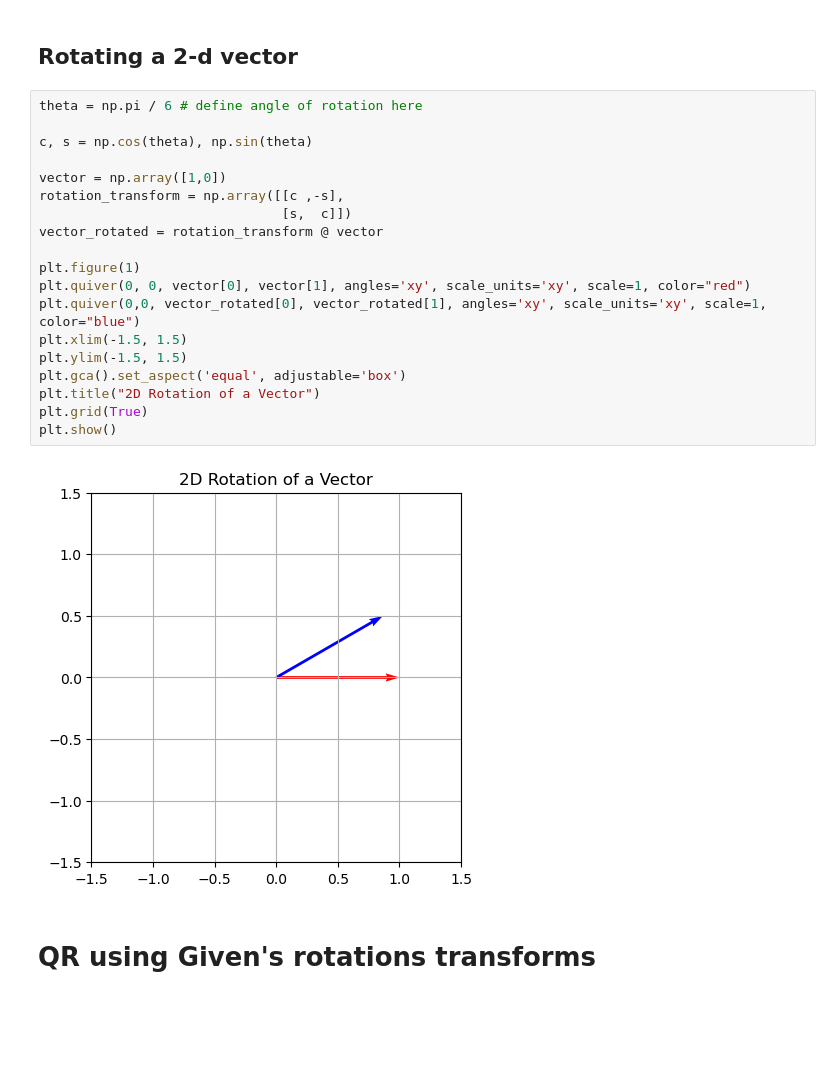
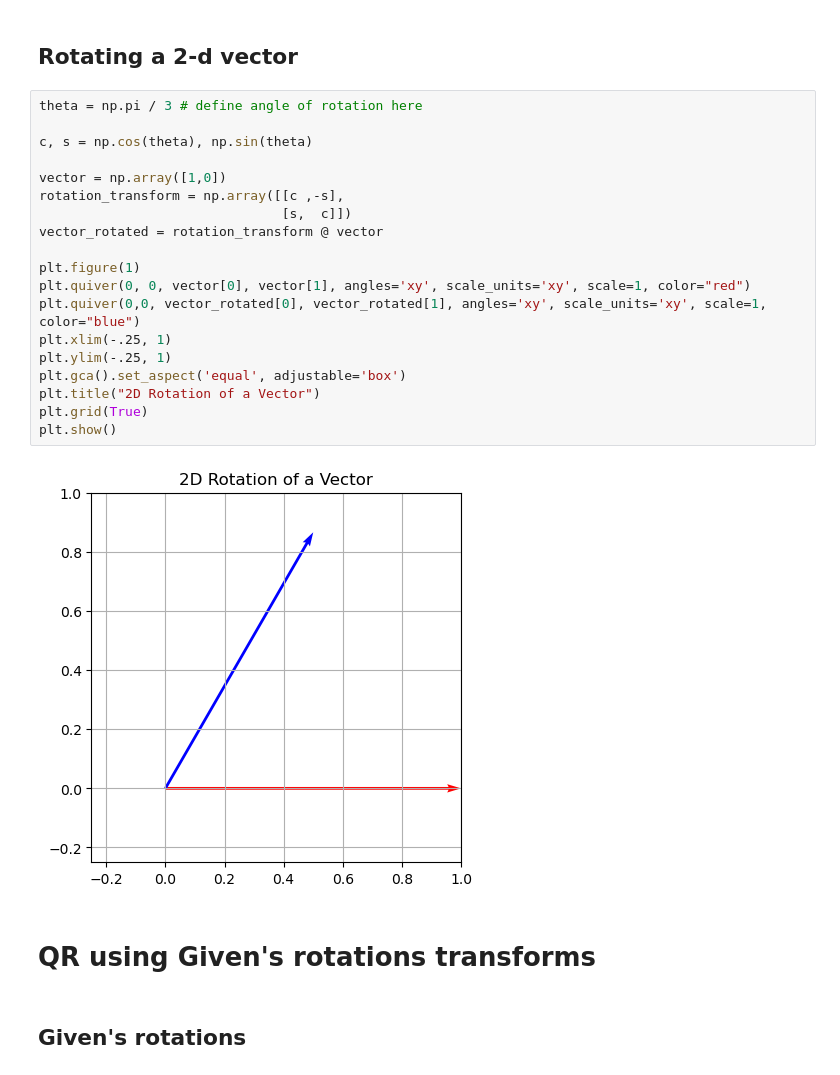
Before and after one commit to NietzscheDostoevsky/MastersDS, a Jupyter notebook: AM605/NumericalLA/QR-givens-rotation.ipynb, the cells around one changed output. Drawn from its saved outputs; the diff is of its cells as text; blank space fills up the shorter version.

Commit message:
givens done

```diff
--- a/AM605/NumericalLA/QR-givens-rotation.ipynb
+++ b/AM605/NumericalLA/QR-givens-rotation.ipynb
@@ -8,28 +9,30 @@ import matplotlib.pyplot as plt
 # %% [markdown]
 ## Rotating  a 2-d vector
 # %%
-theta = np.pi / 6 # define angle of rotation here
+theta = np.pi / 3 # define angle of rotation here
 
 c, s = np.cos(theta), np.sin(theta)
 
 vector = np.array([1,0])
 rotation_transform = np.array([[c ,-s],
                                [s,  c]])
 vector_rotated = rotation_transform @ vector
 
 plt.figure(1)
 plt.quiver(0, 0, vector[0], vector[1], angles='xy', scale_units='xy', scale=1, color="red")
 plt.quiver(0,0, vector_rotated[0], vector_rotated[1], angles='xy', scale_units='xy', scale=1, color="blue")
-plt.xlim(-1.5, 1.5)
-plt.ylim(-1.5, 1.5)
+plt.xlim(-.25, 1)
+plt.ylim(-.25, 1)
 plt.gca().set_aspect('equal', adjustable='box')
 plt.title("2D Rotation of a Vector")
 plt.grid(True)
 plt.show()
 # %% [output]
-[figure, old version]
+[figure, new version]
 # %% [markdown]
 # QR using Given's rotations transforms
+# %% [markdown]
+## Given's rotations
 # %%
 def givens_rotation(a,b):
     """
```
Also changed, not shown: parts of 12 cells of this notebook.
